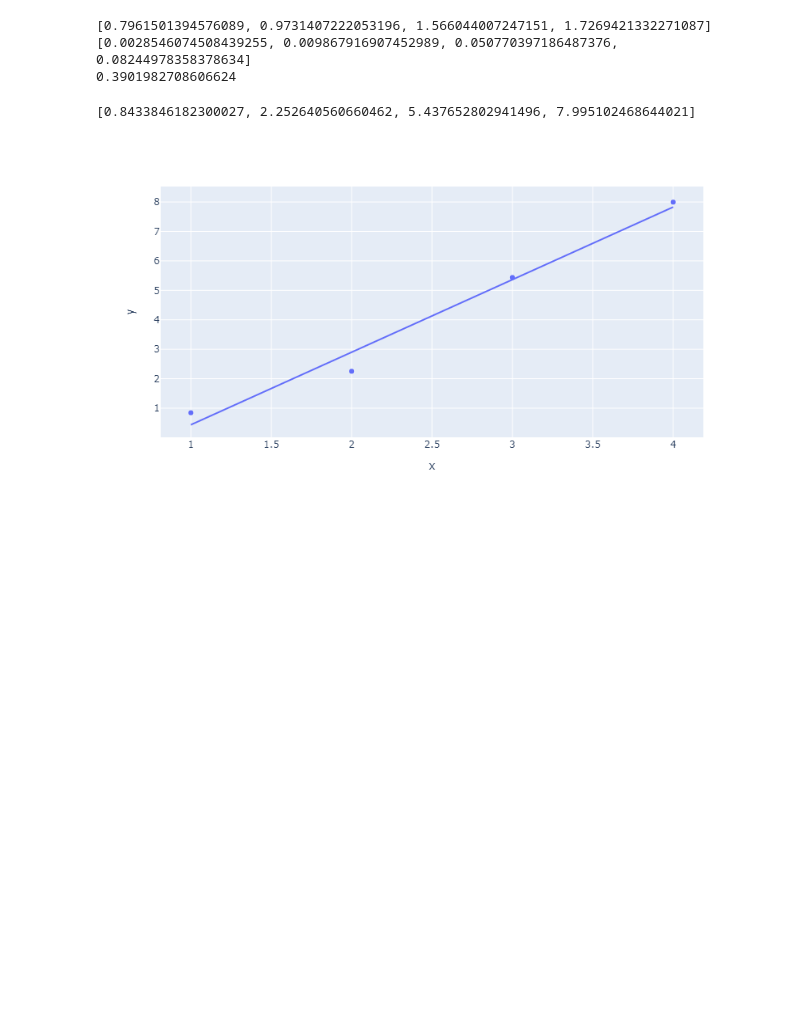
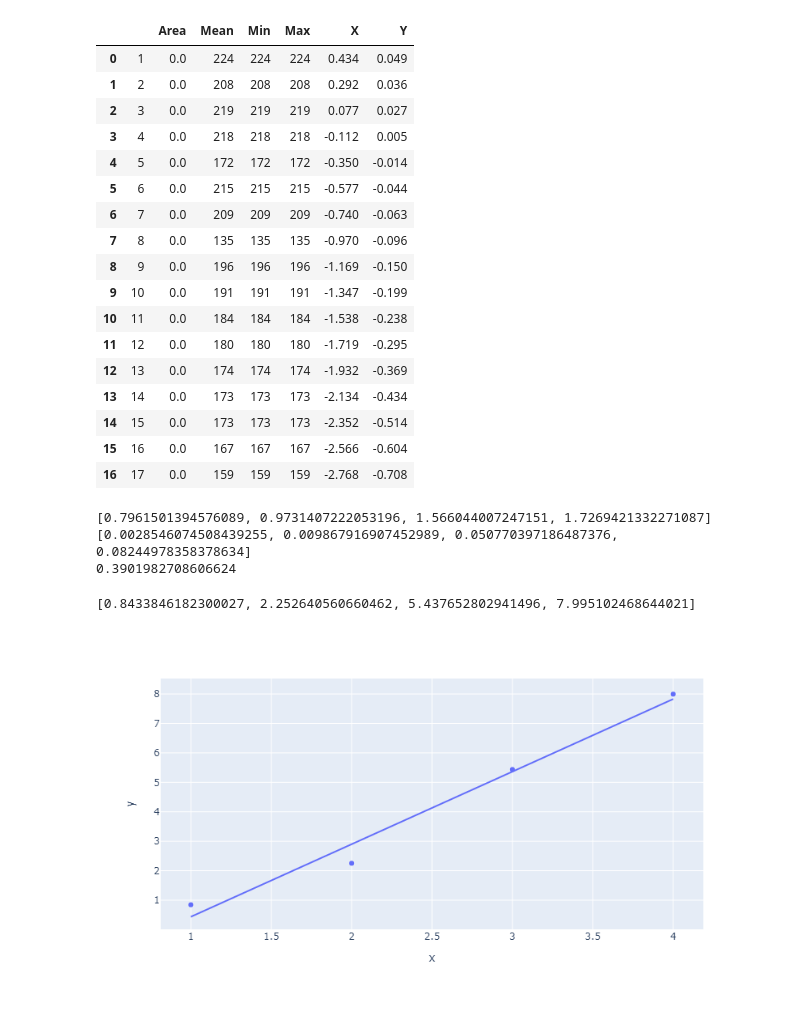
Before and after one commit to pmarg4/LabElectro, a Jupyter notebook: Pràctica 06/Part Electrica.ipynb, the cells around one changed output. Drawn from its saved outputs; the diff is of its cells as text; code cells hidden in the pictures; blank space fills up the shorter version.

```diff
--- a/Pràctica 06/Part Electrica.ipynb
+++ b/Pràctica 06/Part Electrica.ipynb
@@ -12,9 +12,29 @@ import matplotlib.pyplot as plt
 # %%
 p3=pd.read_csv("El/d3.csv")
 kv1=pd.read_csv("El/1kv.csv")
 kv2=pd.read_csv("El/2kv.csv")
 kv3=pd.read_csv("El/3kv.csv")
 kv4=pd.read_csv("El/4kv.csv")
+p3
+# %% [output]
+|  |  | Area | Mean | Min | Max | X | Y |
+| 0 | 1 | 0.0 | 224 | 224 | 224 | 0.434 | 0.049 |
+| 1 | 2 | 0.0 | 208 | 208 | 208 | 0.292 | 0.036 |
+| 2 | 3 | 0.0 | 219 | 219 | 219 | 0.077 | 0.027 |
+| 3 | 4 | 0.0 | 218 | 218 | 218 | -0.112 | 0.005 |
+| 4 | 5 | 0.0 | 172 | 172 | 172 | -0.350 | -0.014 |
+| 5 | 6 | 0.0 | 215 | 215 | 215 | -0.577 | -0.044 |
+| 6 | 7 | 0.0 | 209 | 209 | 209 | -0.740 | -0.063 |
+| 7 | 8 | 0.0 | 135 | 135 | 135 | -0.970 | -0.096 |
+| 8 | 9 | 0.0 | 196 | 196 | 196 | -1.169 | -0.150 |
+| 9 | 10 | 0.0 | 191 | 191 | 191 | -1.347 | -0.199 |
+| 10 | 11 | 0.0 | 184 | 184 | 184 | -1.538 | -0.238 |
+| 11 | 12 | 0.0 | 180 | 180 | 180 | -1.719 | -0.295 |
+| 12 | 13 | 0.0 | 174 | 174 | 174 | -1.932 | -0.369 |
+| 13 | 14 | 0.0 | 173 | 173 | 173 | -2.134 | -0.434 |
+| 14 | 15 | 0.0 | 173 | 173 | 173 | -2.352 | -0.514 |
+| 15 | 16 | 0.0 | 167 | 167 | 167 | -2.566 | -0.604 |
+| 16 | 17 | 0.0 | 159 | 159 | 159 | -2.768 | -0.708 |
 # %%
 
 
```
Also changed, not shown: parts of 1 cell of this notebook, 24 other files.
